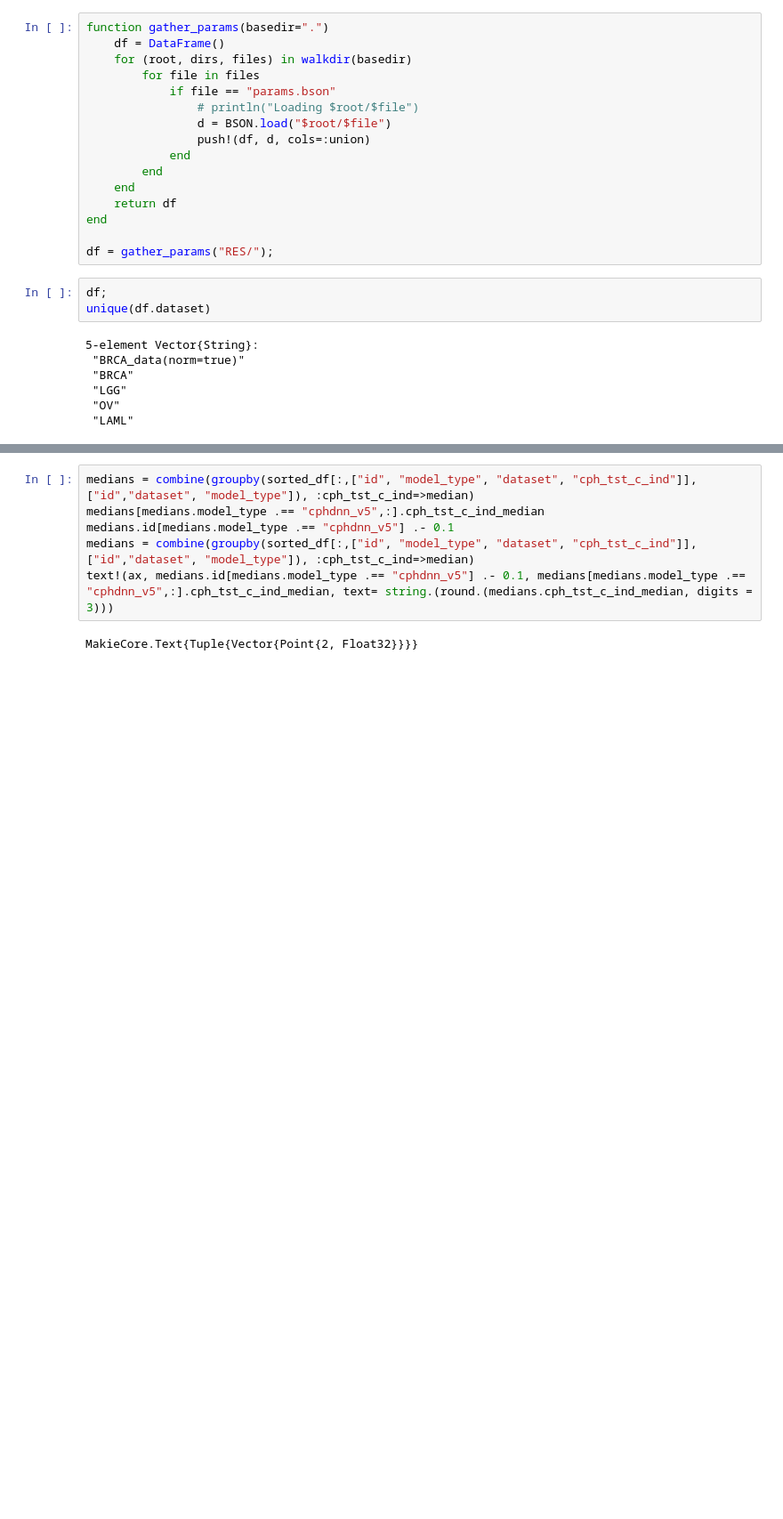
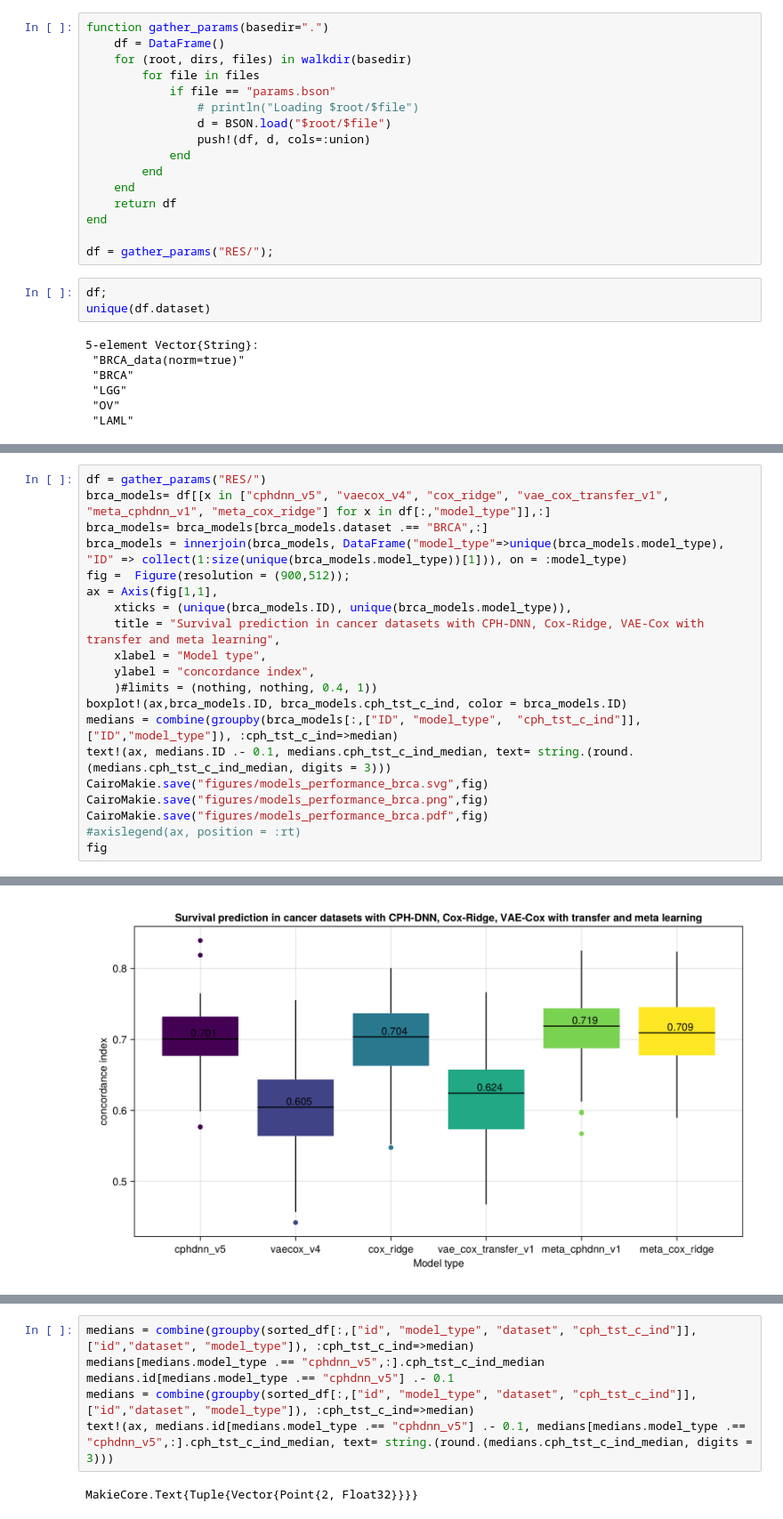
Before and after one commit to lemieux-lab/vae_cox, a Jupyter notebook: VAE_cox.ipynb, the cells around one changed output, grey strips where cells are left out. Shown: that part at 89% size. Cells and saved outputs as stored; diff of their text form; blank space fills up the shorter version.

Commit message:
added figure

```diff
--- a/VAE_cox.ipynb
+++ b/VAE_cox.ipynb
@@ -479,0 +504,21 @@ fig
+# %%
+df = gather_params("RES/")
+brca_models= df[[x in ["cphdnn_v5", "vaecox_v4", "cox_ridge", "vae_cox_transfer_v1", "meta_cphdnn_v1", "meta_cox_ridge"] for x in df[:,"model_type"]],:]
+brca_models= brca_models[brca_models.dataset .== "BRCA",:]
+brca_models = innerjoin(brca_models, DataFrame("model_type"=>unique(brca_models.model_type), "ID" => collect(1:size(unique(brca_models.model_type))[1])), on = :model_type)
+fig =  Figure(resolution = (900,512));
+ax = Axis(fig[1,1],
+    xticks = (unique(brca_models.ID), unique(brca_models.model_type)),
+    title = "Survival prediction in cancer datasets with CPH-DNN, Cox-Ridge, VAE-Cox with transfer and meta learning",
+    xlabel = "Model type",
+    ylabel = "concordance index",
+    )#limits = (nothing, nothing, 0.4, 1))
+boxplot!(ax,brca_models.ID, brca_models.cph_tst_c_ind, color = brca_models.ID)
+medians = combine(groupby(brca_models[:,["ID", "model_type",  "cph_tst_c_ind"]], ["ID","model_type"]), :cph_tst_c_ind=>median)
+text!(ax, medians.ID .- 0.1, medians.cph_tst_c_ind_median, text= string.(round.(medians.cph_tst_c_ind_median, digits = 3)))
+CairoMakie.save("figures/models_performance_brca.svg",fig)
+CairoMakie.save("figures/models_performance_brca.png",fig)
+CairoMakie.save("figures/models_performance_brca.pdf",fig)
+#axislegend(ax, position = :rt)
+fig
+# %% [output]
@@ -479,0 +527 @@ fig
+[figure, added]
```
Also changed, not shown: parts of 4 cells of this notebook, 2 other files.
